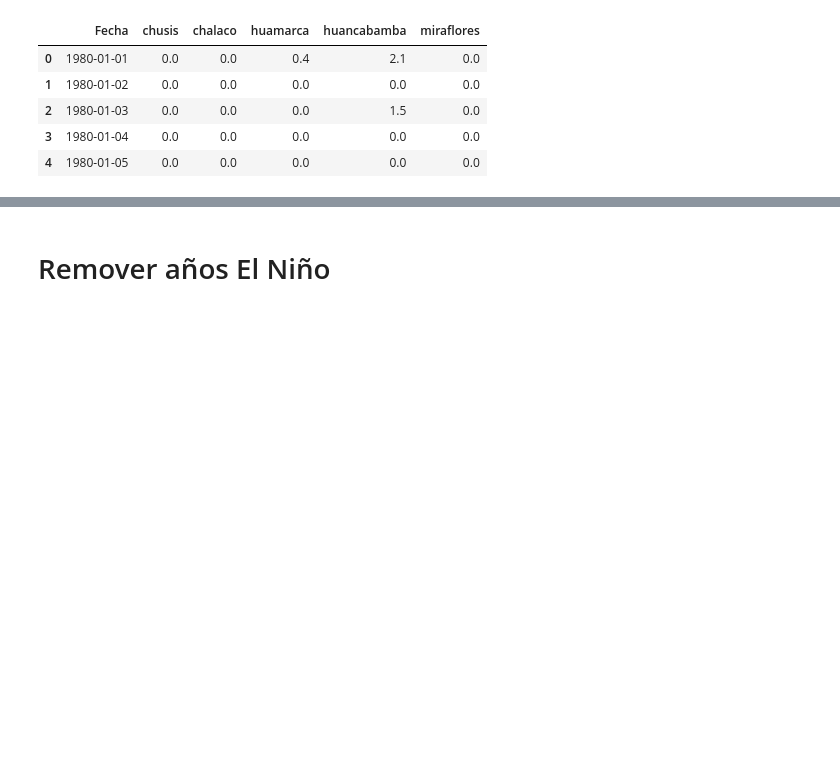
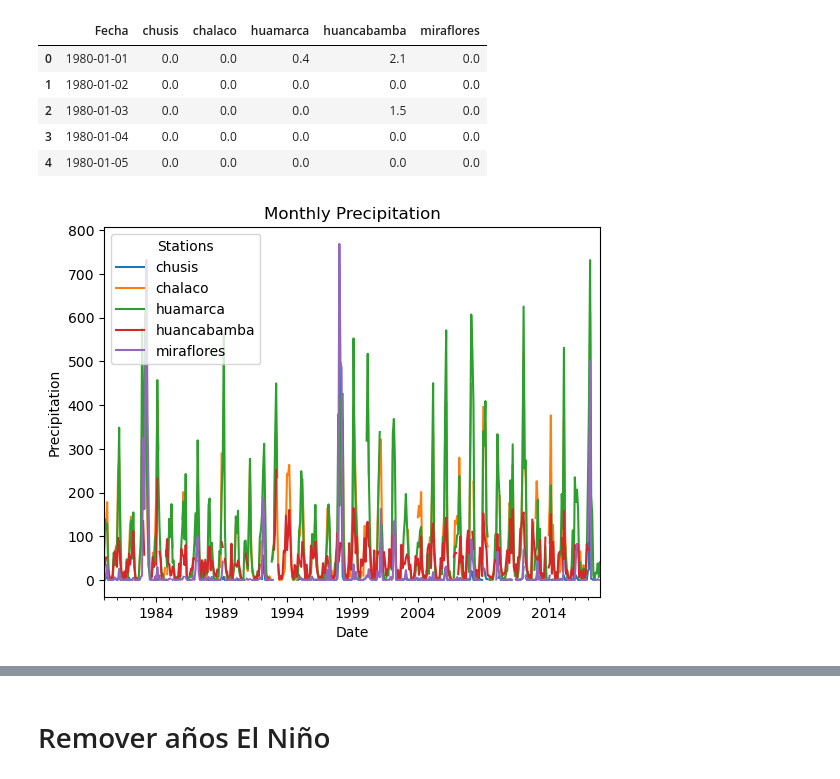
Before and after one commit to JoseZevallosR/piura_river, a Jupyter notebook: notebooks/Data_imputation.ipynb, the cells around one changed output, grey strips where cells are left out. Cells and saved outputs as stored; diff of their text form; code cells hidden in the pictures; blank space fills up the shorter version.

Commit message:
month data

```diff
--- a/notebooks/Data_imputation.ipynb
+++ b/notebooks/Data_imputation.ipynb
@@ -92,3 +92,27 @@ obs.head()
 | 2 | 1980-01-03 | 0.0 | 0.0 | 0.0 | 1.5 | 0.0 |
 | 3 | 1980-01-04 | 0.0 | 0.0 | 0.0 | 0.0 | 0.0 |
 | 4 | 1980-01-05 | 0.0 | 0.0 | 0.0 | 0.0 | 0.0 |
+# %%
+# Convert 'Fecha' column to datetime
+obs['Fecha'] = pd.to_datetime(obs['Fecha'])
+
+# Set 'Fecha' as the index
+obs.set_index('Fecha', inplace=True)
+
+# Resample to monthly, applying a condition to return NaN if any value is missing in a month
+monthly_data = obs.resample('M').apply(
+    lambda x: x.sum() if x.notna().all() else pd.NA
+)
+# %%
+# Replace pd.NA with NaN for plotting
+plot_data = monthly_data.replace({pd.NA: np.nan})
+
+# Plot the data
+plot_data.plot()
+plt.title("Monthly Precipitation")
+plt.xlabel("Date")
+plt.ylabel("Precipitation")
+plt.legend(title="Stations")
+plt.show()
+# %% [output]
+[figure, added]
```
Also changed, not shown: parts of 1 cell of this notebook.
